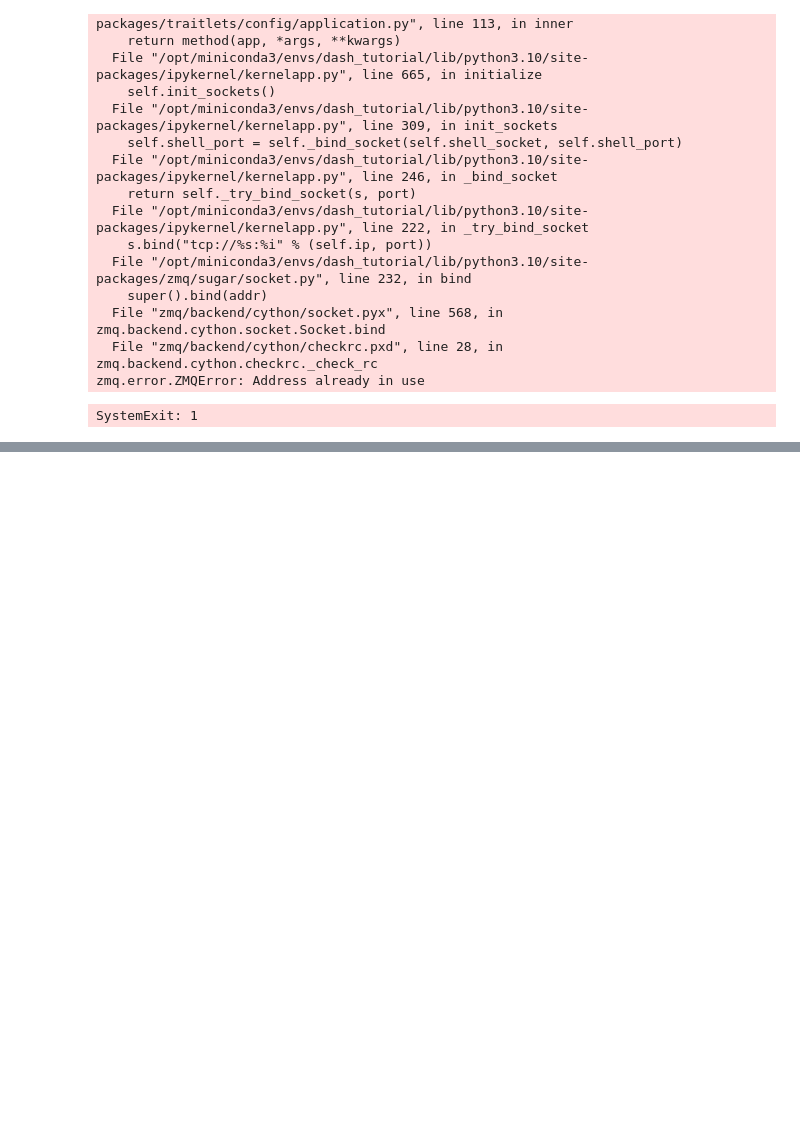
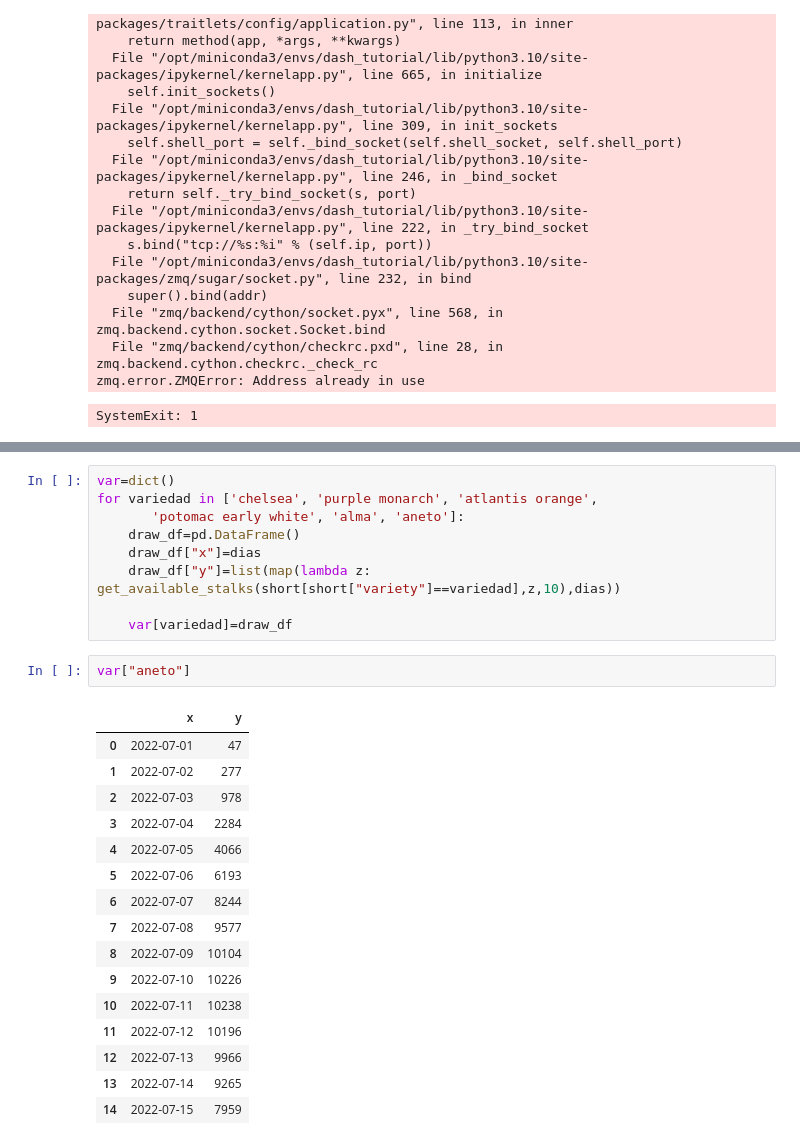
Before and after one commit to Camiloaab/Dash_Mockups, a Jupyter notebook: flower_data_generator.ipynb, the cells around one changed output, grey strips where cells are left out. Cells and saved outputs as stored; diff of their text form; blank space fills up the shorter version.

```diff
--- a/flower_data_generator.ipynb
+++ b/flower_data_generator.ipynb
@@ -153,0 +361,28 @@ SystemExit: 1
+# %%
+var=dict()
+for variedad in ['chelsea', 'purple monarch', 'atlantis orange',
+       'potomac early white', 'alma', 'aneto']:
+    draw_df=pd.DataFrame()
+    draw_df["x"]=dias
+    draw_df["y"]=list(map(lambda z: get_available_stalks(short[short["variety"]==variedad],z,10),dias))
+
+    var[variedad]=draw_df
+# %%
+var["aneto"]
+# %% [output]
+|  | x | y |
+| 0 | 2022-07-01 | 47 |
+| 1 | 2022-07-02 | 277 |
+| 2 | 2022-07-03 | 978 |
+| 3 | 2022-07-04 | 2284 |
+| 4 | 2022-07-05 | 4066 |
+| 5 | 2022-07-06 | 6193 |
+| 6 | 2022-07-07 | 8244 |
+| 7 | 2022-07-08 | 9577 |
+| 8 | 2022-07-09 | 10104 |
+| 9 | 2022-07-10 | 10226 |
+| 10 | 2022-07-11 | 10238 |
+| 11 | 2022-07-12 | 10196 |
+| 12 | 2022-07-13 | 9966 |
+| 13 | 2022-07-14 | 9265 |
+| 14 | 2022-07-15 | 7959 |
```
Also changed, not shown: parts of 52 cells of this notebook, 5 other files.
